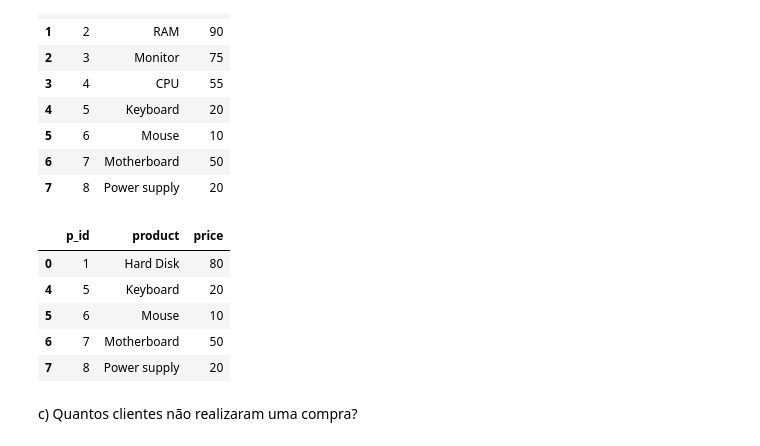
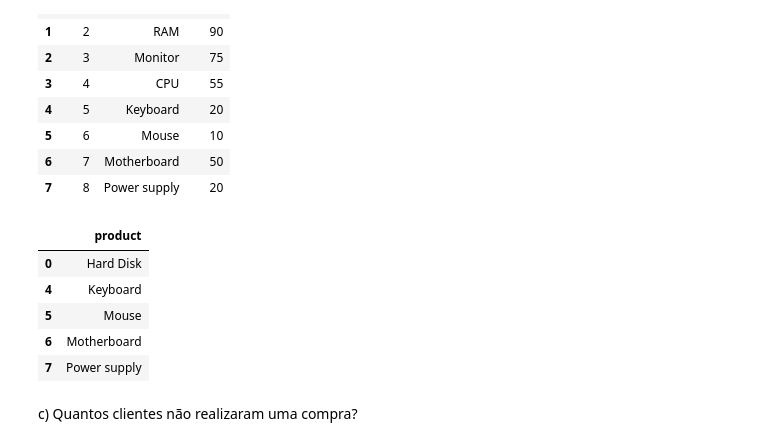
Before and after one commit to patriciacatandi/Lets_Code_Alunos, a Jupyter notebook: 02_Ferramentas_Programação/03_Pandas/Aula_4_-_Groupby_Merge.ipynb, the cells around one changed output. Cells and saved outputs as stored; diff of their text form; code cells hidden in the pictures.

```diff
--- a/02_Ferramentas_Programação/03_Pandas/Aula_4_-_Groupby_Merge.ipynb
+++ b/02_Ferramentas_Programação/03_Pandas/Aula_4_-_Groupby_Merge.ipynb
@@ -1130,15 +1168,15 @@ products
 # %%
 nao_vendidos = products.copy()
 for i in vendidos["product"]:
     nao_vendidos.drop(nao_vendidos[nao_vendidos["product"] == i].index, inplace=True)
-nao_vendidos
+nao_vendidos[["product"]]
 # %% [output]
-|  | p_id | product | price |
-| 0 | 1 | Hard Disk | 80 |
-| 4 | 5 | Keyboard | 20 |
-| 5 | 6 | Mouse | 10 |
-| 6 | 7 | Motherboard | 50 |
-| 7 | 8 | Power supply | 20 |
+|  | product |
+| 0 | Hard Disk |
+| 4 | Keyboard |
+| 5 | Mouse |
+| 6 | Motherboard |
+| 7 | Power supply |
 # %% [markdown]
 c) Quantos clientes não realizaram uma compra?
 # %%
```
Also changed, not shown: parts of 12 cells of this notebook, 1 other file.
